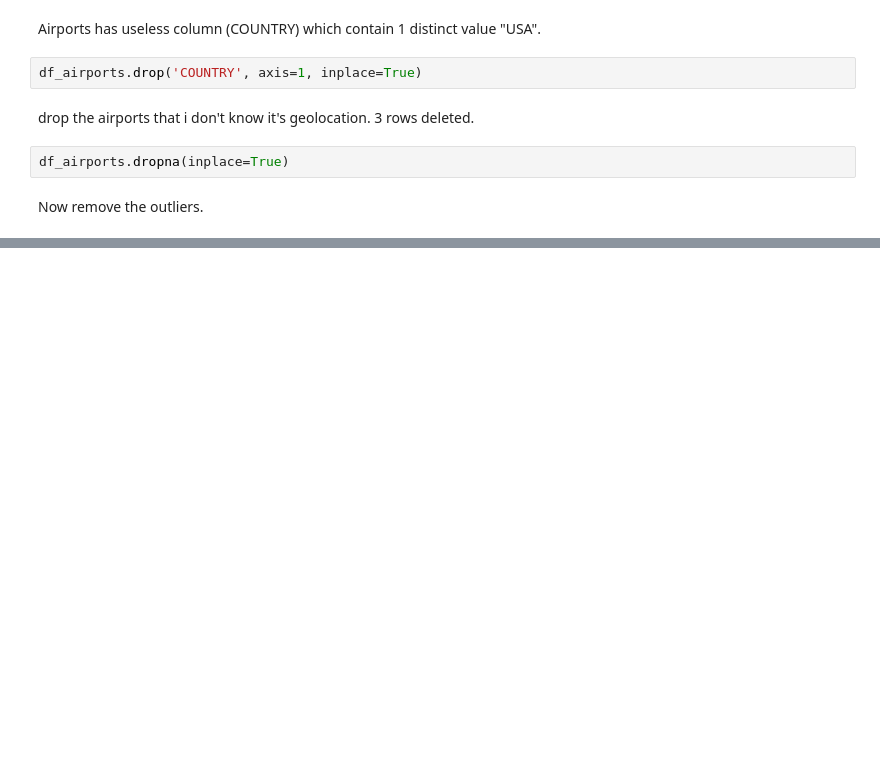
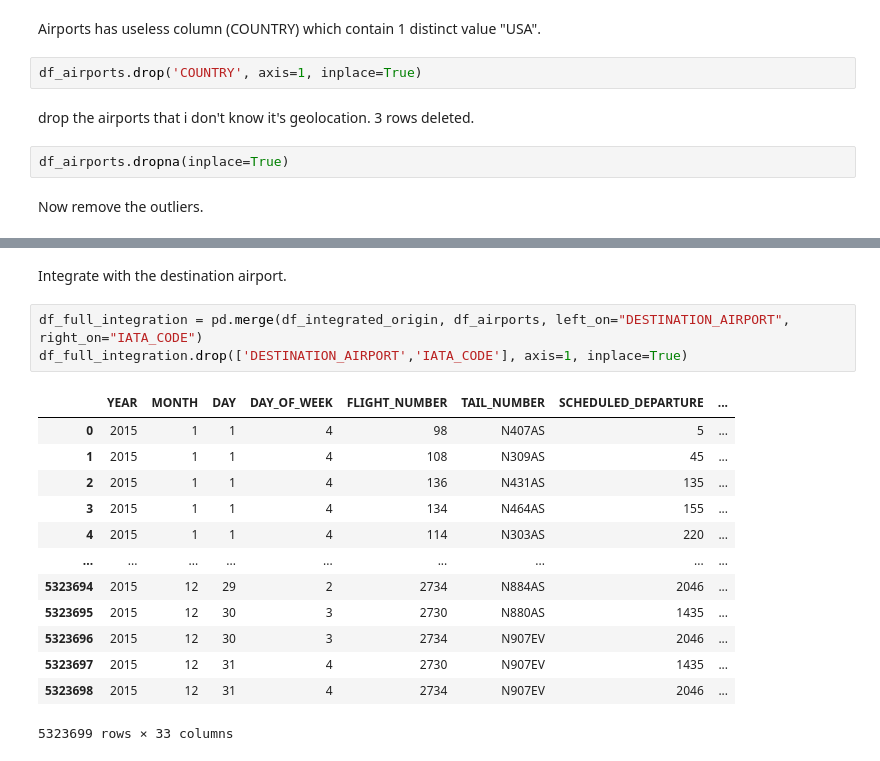
Before and after one commit to ssary/USA-Flight-delays, a Jupyter notebook: P2.ipynb, the cells around one changed output, grey strips where cells are left out. Drawn from its saved outputs; the diff is of its cells as text; blank space fills up the shorter version.

Commit message:
Integration

```diff
--- a/P2.ipynb
+++ b/P2.ipynb
@@ -194,0 +267,19 @@ Now remove the outliers.
+# %% [markdown]
+Integrate with the destination airport.
+# %%
+df_full_integration = pd.merge(df_integrated_origin, df_airports, left_on="DESTINATION_AIRPORT", right_on="IATA_CODE")
+df_full_integration.drop(['DESTINATION_AIRPORT','IATA_CODE'], axis=1, inplace=True)
+# %% [output]
+|  | YEAR | MONTH | DAY | DAY_OF_WEEK | FLIGHT_NUMBER | TAIL_NUMBER | SCHEDULED_DEPARTURE | ... |
+| 0 | 2015 | 1 | 1 | 4 | 98 | N407AS | 5 | ... |
+| 1 | 2015 | 1 | 1 | 4 | 108 | N309AS | 45 | ... |
+| 2 | 2015 | 1 | 1 | 4 | 136 | N431AS | 135 | ... |
+| 3 | 2015 | 1 | 1 | 4 | 134 | N464AS | 155 | ... |
+| 4 | 2015 | 1 | 1 | 4 | 114 | N303AS | 220 | ... |
+| ... | ... | ... | ... | ... | ... | ... | ... | ... |
+| 5323694 | 2015 | 12 | 29 | 2 | 2734 | N884AS | 2046 | ... |
+| 5323695 | 2015 | 12 | 30 | 3 | 2730 | N880AS | 1435 | ... |
+| 5323696 | 2015 | 12 | 30 | 3 | 2734 | N907EV | 2046 | ... |
+| 5323697 | 2015 | 12 | 31 | 4 | 2730 | N907EV | 1435 | ... |
+| 5323698 | 2015 | 12 | 31 | 4 | 2734 | N907EV | 2046 | ... |
+5323699 rows × 33 columns
```
Also changed, not shown: parts of 15 cells of this notebook.
